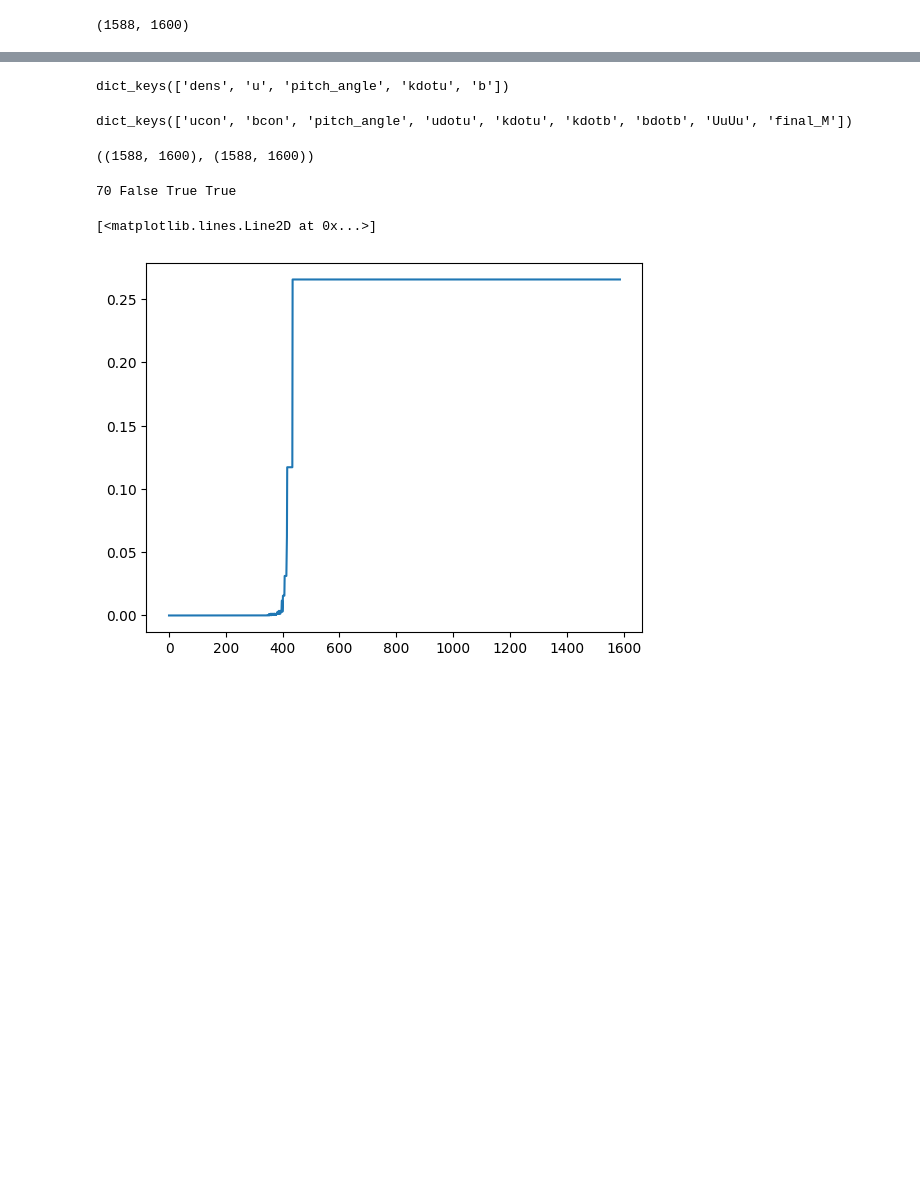
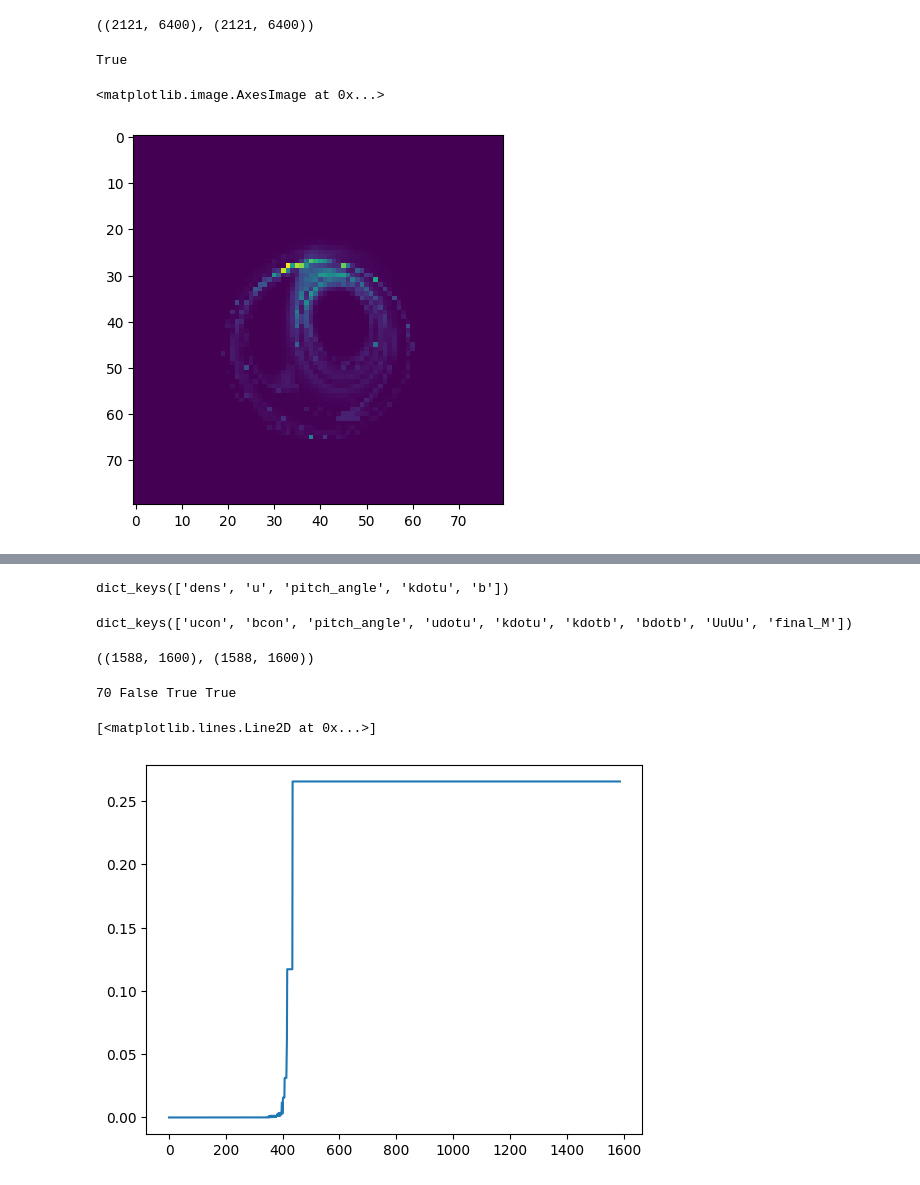
Before and after one commit to liamedeiros/Mahakala, a Jupyter notebook: demos/grmhd.ipynb, the cells around one changed output, grey strips where cells are left out. Cells and saved outputs as stored; diff of their text form; code cells hidden in the pictures; blank space fills up the shorter version.

```diff
--- a/demos/grmhd.ipynb
+++ b/demos/grmhd.ipynb
@@ -73,4 +47,0 @@ thetae = KB * t_electron/(ME*CL*CL)
-# %%
-thetae.shape
-# %% [output]
-(1588, 1600)
@@ -76,0 +56,27 @@ thetae.shape
+# %%
+nsteps, npx, _ = S.shape
+
+from tqdm import tqdm
+
+from mahakala.transfer import synchrotron_emissivity
+
+synemiss_data = np.empty((nsteps, npx))
+for i in tqdm(range(nsteps)):
+    synemiss_data[i] = synchrotron_emissivity(Ne_in_cgs[i], Theta_e[i], B_in_gauss[i], local_nu[i], fluid_scalars['pitch_angle'][i])
+    #synemiss_data[i] = emission_coefficient(ne_data[i], Theta_e[i], bfield[i], local_nu[i], beta[i], fluid_scalars['pitch_angle'][i])
+index = np.where(np.isnan(synemiss_data) == True)  # is the == True needed?
+synemiss_data[index[0], index[1]] = 0.0
+del index
+# %%
+synemiss_data.shape, synemiss_data_old.shape
+# %% [output]
+((2121, 6400), (2121, 6400))
+# %%
+np.allclose(synemiss_data, synemiss_data_old)
+# %% [output]
+True
+# %%
+plt.imshow(synemiss_data.sum(axis=0).reshape((80, 80)))
+# %% [output]
+<matplotlib.image.AxesImage at 0x...>
+[figure, added]
```
Also changed, not shown: parts of 38 cells of this notebook, 3 other files.
